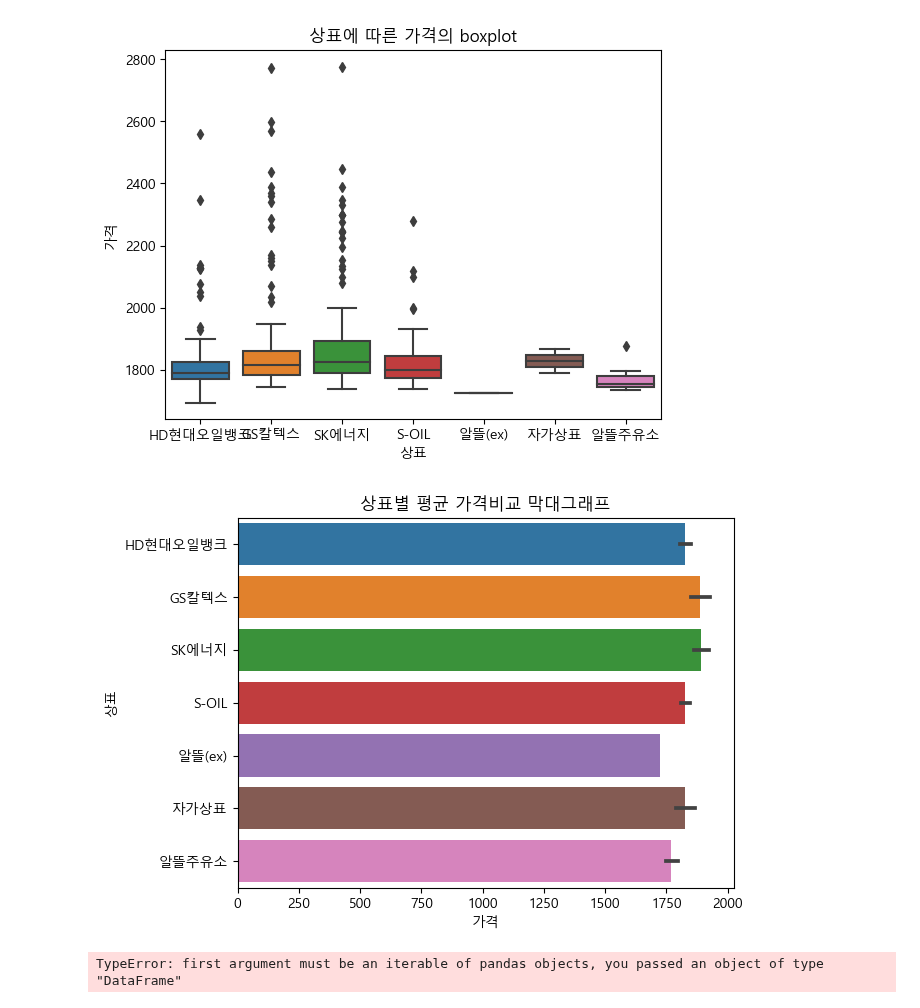
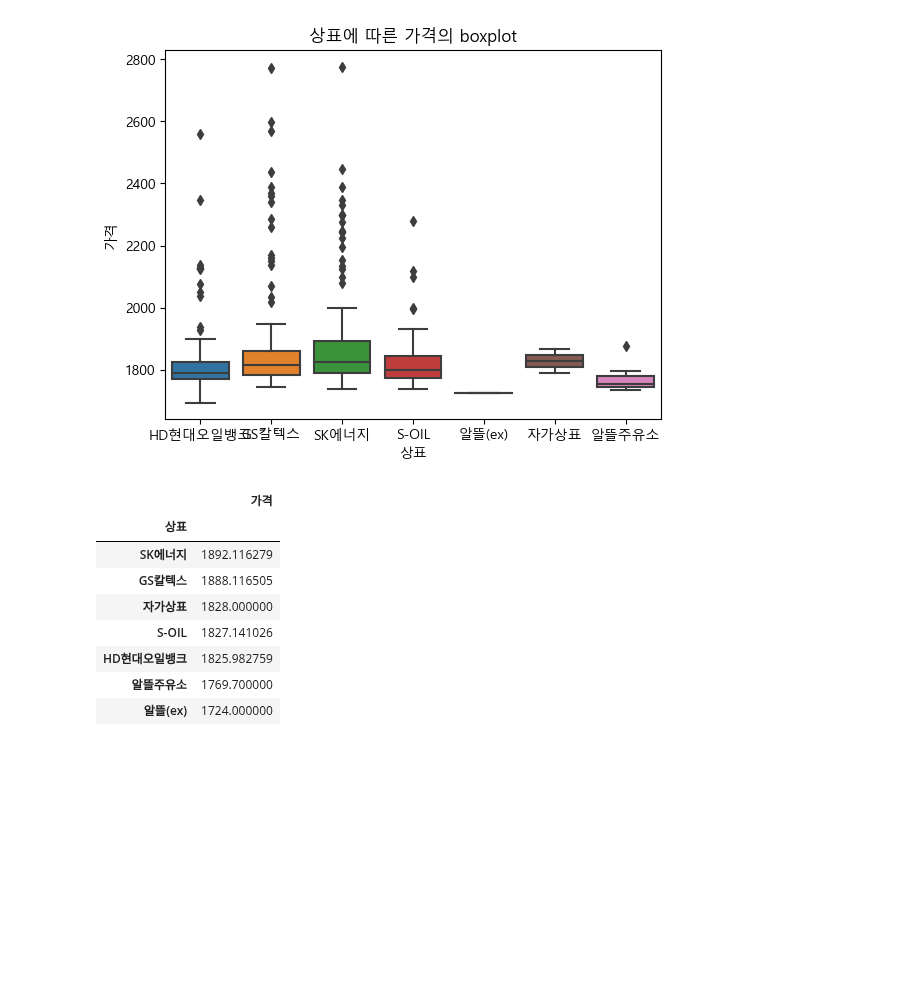
Before and after one commit to njy622/DataAnalysis-2023.09, a Jupyter notebook: 05.Crawling/15.Opinet.ipynb, the cells around one changed output. Drawn from its saved outputs; the diff is of its cells as text; code cells hidden in the pictures; blank space fills up the shorter version.

```diff
--- a/05.Crawling/15.Opinet.ipynb
+++ b/05.Crawling/15.Opinet.ipynb
@@ -260,12 +262,16 @@ plt.title('상표에 따른 가격의 boxplot');
 [figure]
 # %%
 # 상표별 평균 가격의 막대 그래프
-sns.barplot(df, y='상표', x='가격')
-plt.title('상표별 평균 가격비교 막대그래프')
-plt.show()
+df2 = df.pivot_table('가격', '상표')
+df2.sort_values('가격', ascending=False, inplace=True)
+df2
 # %% [output]
-[figure, removed]
+|  | 가격 |
+| 상표 |  |
+| SK에너지 | 1892.116279 |
+| GS칼텍스 | 1888.116505 |
+| 자가상표 | 1828.000000 |
+| S-OIL | 1827.141026 |
+| HD현대오일뱅크 | 1825.982759 |
+| 알뜰주유소 | 1769.700000 |
+| 알뜰(ex) | 1724.000000 |
-# %%
-pd.concat(pd.DataFrame(df.구), pd.DataFrame(df.가격))
-# %% [output]
-TypeError: first argument must be an iterable of pandas objects, you passed an object of type "DataFrame"
```
Also changed, not shown: parts of 9 cells of this notebook.
